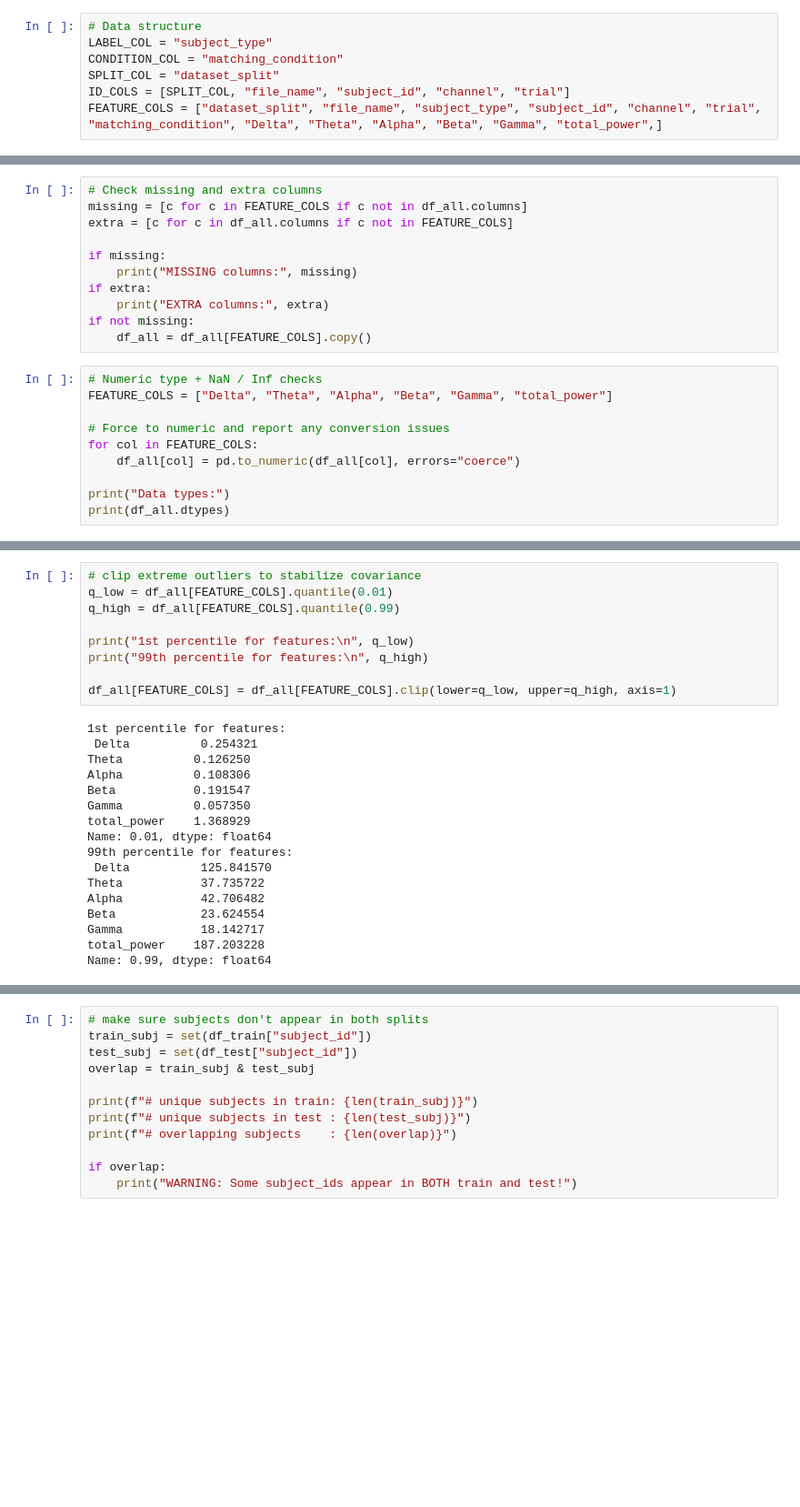
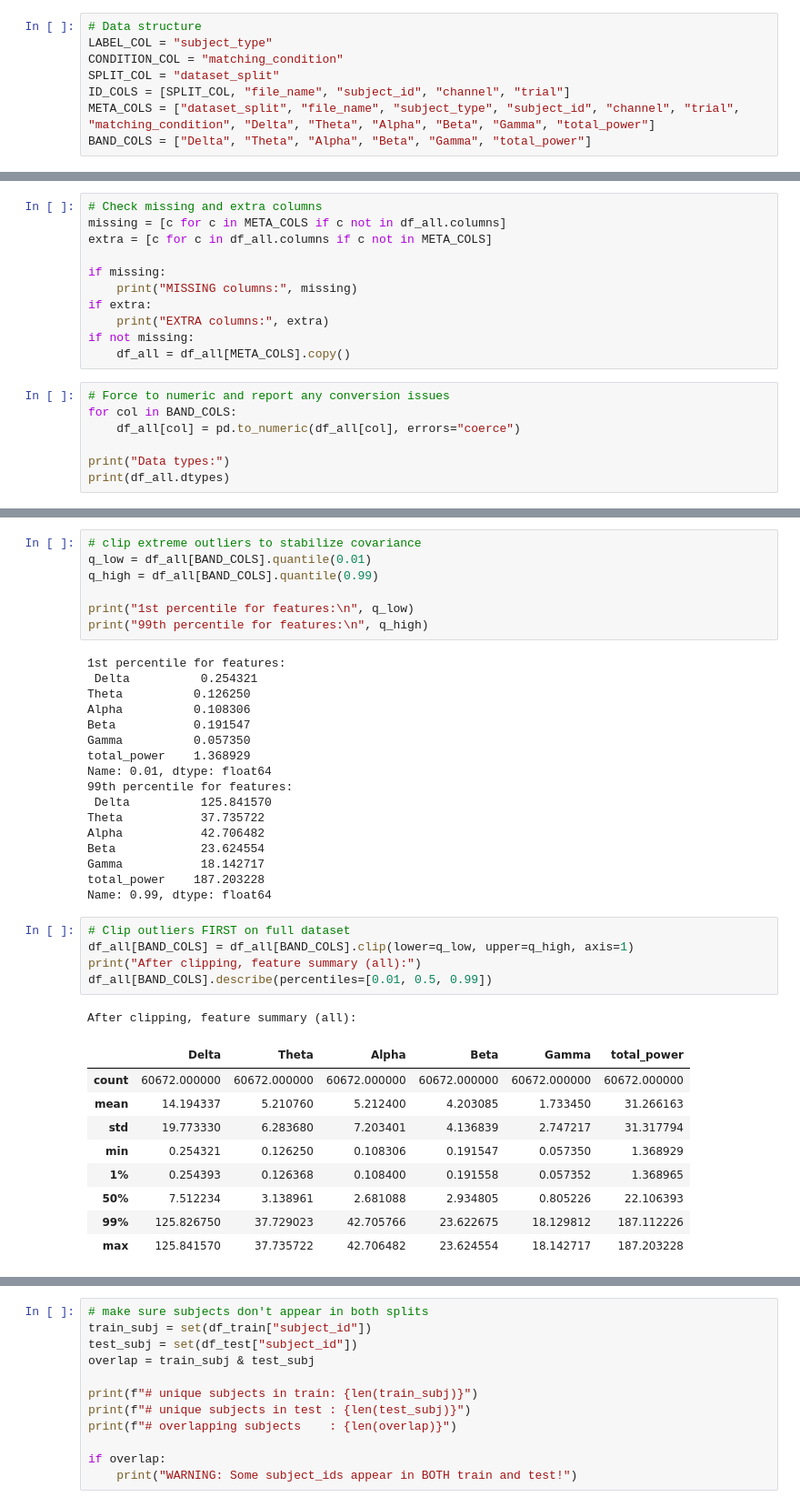
Before and after one commit to ZhaoJackson/Synthetic_EEG_Generation, a Jupyter notebook: src/phase3_synthetic_generation.ipynb, the cells around one changed output, grey strips where cells are left out. Shown: that part at 91% size. Cells and saved outputs as stored; diff of their text form; blank space fills up the shorter version.

```diff
--- a/src/phase3_synthetic_generation.ipynb
+++ b/src/phase3_synthetic_generation.ipynb
@@ -36,7 +36,8 @@ LABEL_COL = "subject_type"
 CONDITION_COL = "matching_condition"
 SPLIT_COL = "dataset_split"
 ID_COLS = [SPLIT_COL, "file_name", "subject_id", "channel", "trial"]
-FEATURE_COLS = ["dataset_split", "file_name", "subject_type", "subject_id", "channel", "trial", "matching_condition", "Delta", "Theta", "Alpha", "Beta", "Gamma", "total_power",]
+META_COLS = ["dataset_split", "file_name", "subject_type", "subject_id", "channel", "trial", "matching_condition", "Delta", "Theta", "Alpha", "Beta", "Gamma", "total_power"]
+BAND_COLS = ["Delta", "Theta", "Alpha", "Beta", "Gamma", "total_power"]
 # %%
 # load current feature dataset
 FEATURE_FP = DATA_DIR / "band_features_segments.csv"
@@ -109,21 +110,18 @@ a                     5120      5120         5120
 c                     5120      5120         5120
 # %%
 # Check missing and extra columns
-missing = [c for c in FEATURE_COLS if c not in df_all.columns]
-extra = [c for c in df_all.columns if c not in FEATURE_COLS]
+missing = [c for c in META_COLS if c not in df_all.columns]
+extra = [c for c in df_all.columns if c not in META_COLS]
 
 if missing:
     print("MISSING columns:", missing)
 if extra:
     print("EXTRA columns:", extra)
 if not missing:
-    df_all = df_all[FEATURE_COLS].copy()
+    df_all = df_all[META_COLS].copy()
 # %%
-# Numeric type + NaN / Inf checks
-FEATURE_COLS = ["Delta", "Theta", "Alpha", "Beta", "Gamma", "total_power"]
-
 # Force to numeric and report any conversion issues
-for col in FEATURE_COLS:
+for col in BAND_COLS:
     df_all[col] = pd.to_numeric(df_all[col], errors="coerce")
 
 print("Data types:")
@@ -178,12 +178,10 @@ Rows with non-finite feature values: 0
 # %%
 # clip extreme outliers to stabilize covariance
-q_low = df_all[FEATURE_COLS].quantile(0.01)
-q_high = df_all[FEATURE_COLS].quantile(0.99)
+q_low = df_all[BAND_COLS].quantile(0.01)
+q_high = df_all[BAND_COLS].quantile(0.99)
 
 print("1st percentile for features:\n", q_low)
 print("99th percentile for features:\n", q_high)
-
-df_all[FEATURE_COLS] = df_all[FEATURE_COLS].clip(lower=q_low, upper=q_high, axis=1)
 # %% [output]
 1st percentile for features:
  Delta          0.254321
@@ -201,3 +199,19 @@ Beta            23.624554
 Gamma           18.142717
 total_power    187.203228
 Name: 0.99, dtype: float64
+# %%
+# Clip outliers FIRST on full dataset
+df_all[BAND_COLS] = df_all[BAND_COLS].clip(lower=q_low, upper=q_high, axis=1)
+print("After clipping, feature summary (all):")
+df_all[BAND_COLS].describe(percentiles=[0.01, 0.5, 0.99])
+# %% [output]
+After clipping, feature summary (all):
+|  | Delta | Theta | Alpha | Beta | Gamma | total_power |
+| count | 60672.000000 | 60672.000000 | 60672.000000 | 60672.000000 | 60672.000000 | 60672.000000 |
+| mean | 14.194337 | 5.210760 | 5.212400 | 4.203085 | 1.733450 | 31.266163 |
+| std | 19.773330 | 6.283680 | 7.203401 | 4.136839 | 2.747217 | 31.317794 |
+| min | 0.254321 | 0.126250 | 0.108306 | 0.191547 | 0.057350 | 1.368929 |
+| 1% | 0.254393 | 0.126368 | 0.108400 | 0.191558 | 0.057352 | 1.368965 |
+| 50% | 7.512234 | 3.138961 | 2.681088 | 2.934805 | 0.805226 | 22.106393 |
+| 99% | 125.826750 | 37.729023 | 42.705766 | 23.622675 | 18.129812 | 187.112226 |
+| max | 125.841570 | 37.735722 | 42.706482 | 23.624554 | 18.142717 | 187.203228 |
```
Also changed, not shown: parts of 13 cells of this notebook.
